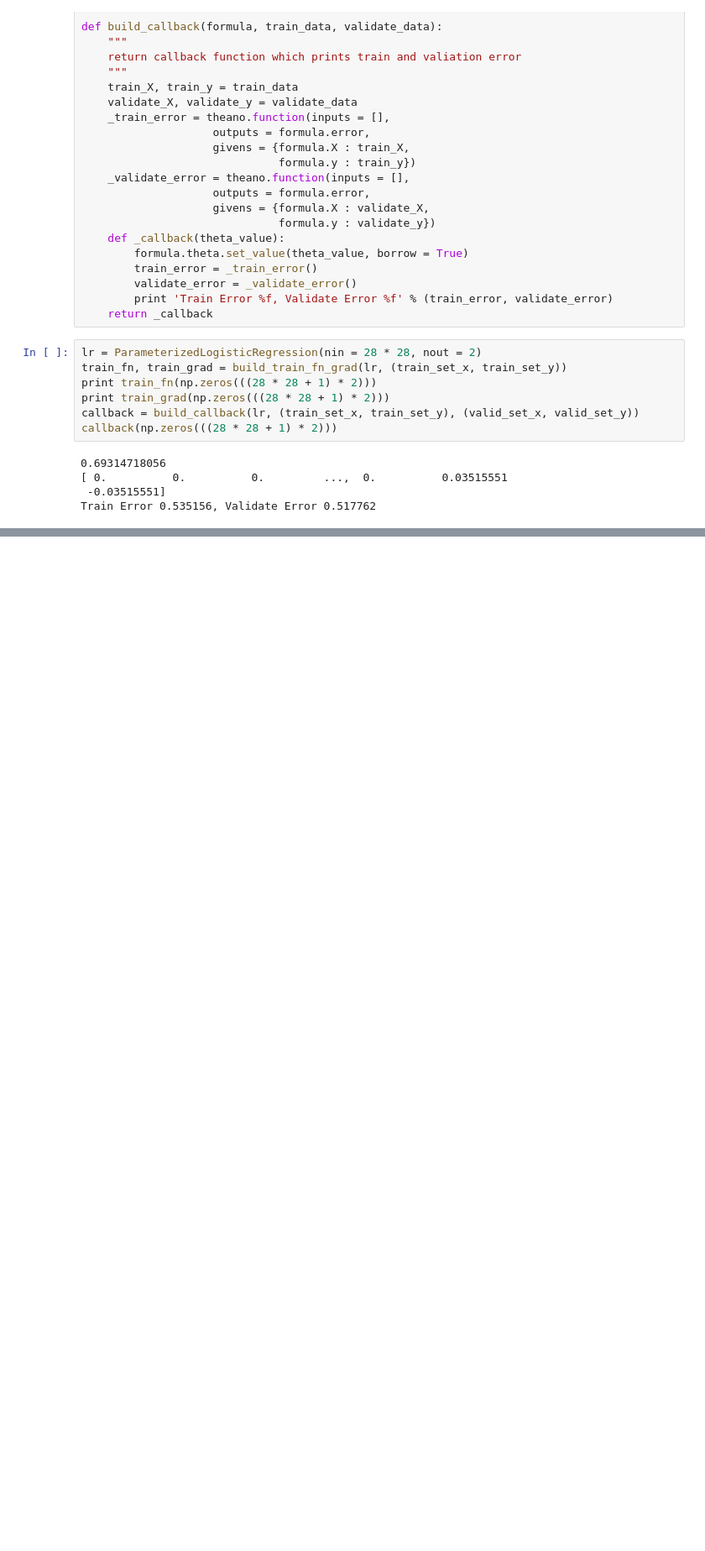
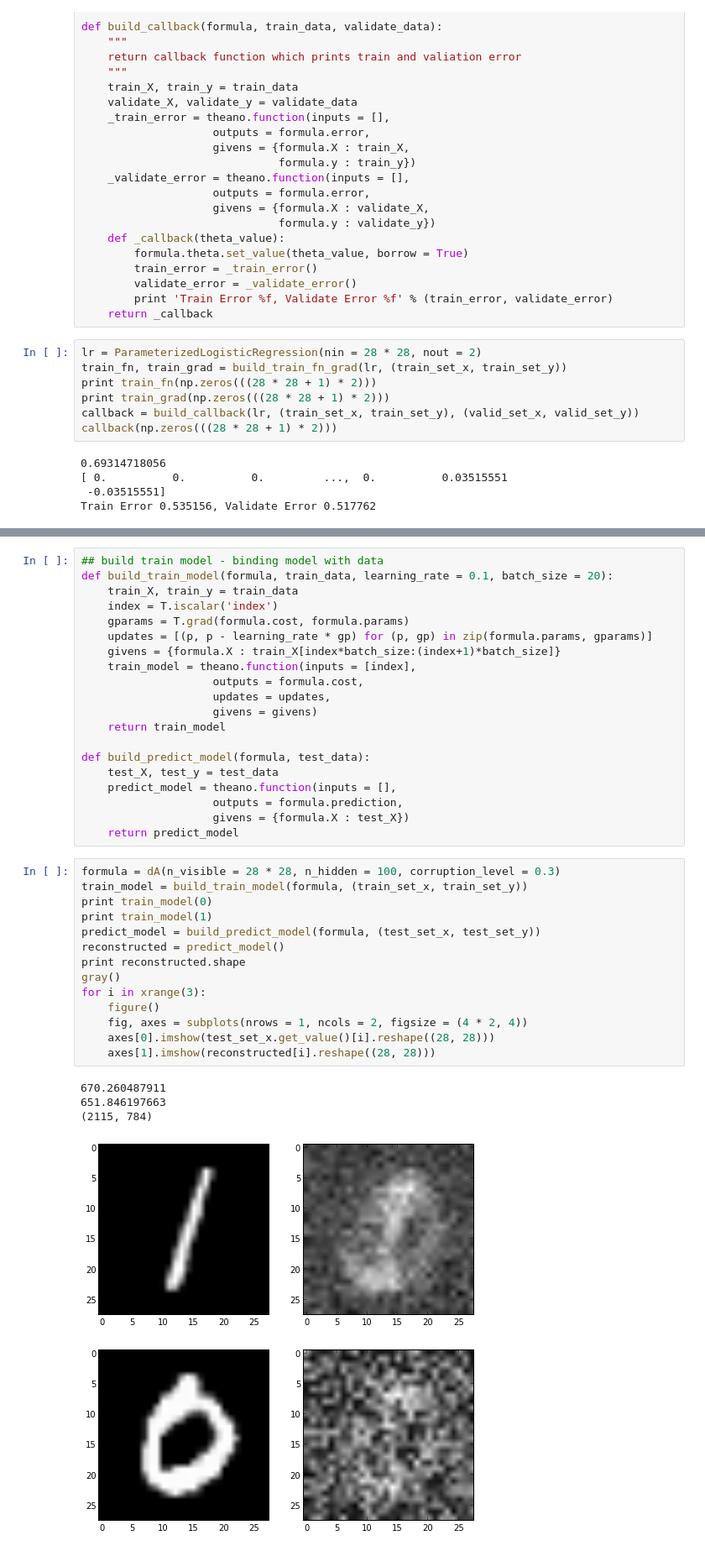
Before and after one commit to dolaameng/tutorials, a Jupyter notebook: ml-tutorials/BASIC_UFLDL Tutorial.ipynb, the cells around one changed output, grey strips where cells are left out. Shown at 84% size. Saved outputs shown, nothing was run; the diff lists cells and outputs as text; blank space fills up the shorter version.

Commit message:
more deep learning

```diff
--- a/ml-tutorials/BASIC_UFLDL Tutorial.ipynb
+++ b/ml-tutorials/BASIC_UFLDL Tutorial.ipynb
@@ -400,0 +462,40 @@ Train Error 0.001131, Validate Error 0.000487
+# %%
+## build train model - binding model with data
+def build_train_model(formula, train_data, learning_rate = 0.1, batch_size = 20):
+    train_X, train_y = train_data
+    index = T.iscalar('index')
+    gparams = T.grad(formula.cost, formula.params)
+    updates = [(p, p - learning_rate * gp) for (p, gp) in zip(formula.params, gparams)]
+    givens = {formula.X : train_X[index*batch_size:(index+1)*batch_size]}
+    train_model = theano.function(inputs = [index],
+                    outputs = formula.cost,
+                    updates = updates,
+                    givens = givens)
+    return train_model
+
+def build_predict_model(formula, test_data):
+    test_X, test_y = test_data
+    predict_model = theano.function(inputs = [],
+                    outputs = formula.prediction,
+                    givens = {formula.X : test_X})
+    return predict_model
+# %%
+formula = dA(n_visible = 28 * 28, n_hidden = 100, corruption_level = 0.3)
+train_model = build_train_model(formula, (train_set_x, train_set_y))
+print train_model(0)
+print train_model(1)
+predict_model = build_predict_model(formula, (test_set_x, test_set_y))
+reconstructed = predict_model()
+print reconstructed.shape
+gray()
+for i in xrange(3):
+    figure()
+    fig, axes = subplots(nrows = 1, ncols = 2, figsize = (4 * 2, 4))
+    axes[0].imshow(test_set_x.get_value()[i].reshape((28, 28)))
+    axes[1].imshow(reconstructed[i].reshape((28, 28)))
+# %% [output]
+670.260487911
+651.846197663
+(2115, 784)
+[figure, added]
+[figure, added]
```
Also changed, not shown: parts of 10 cells of this notebook, 3 other files.
